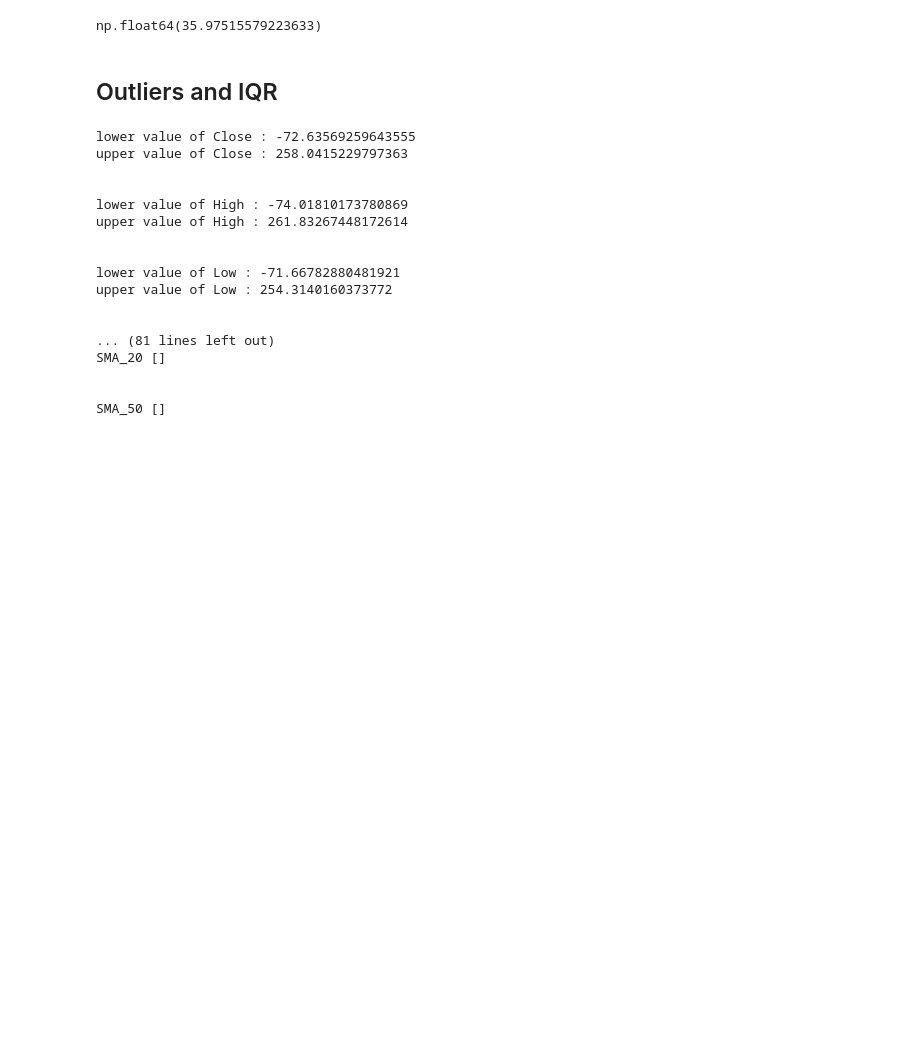
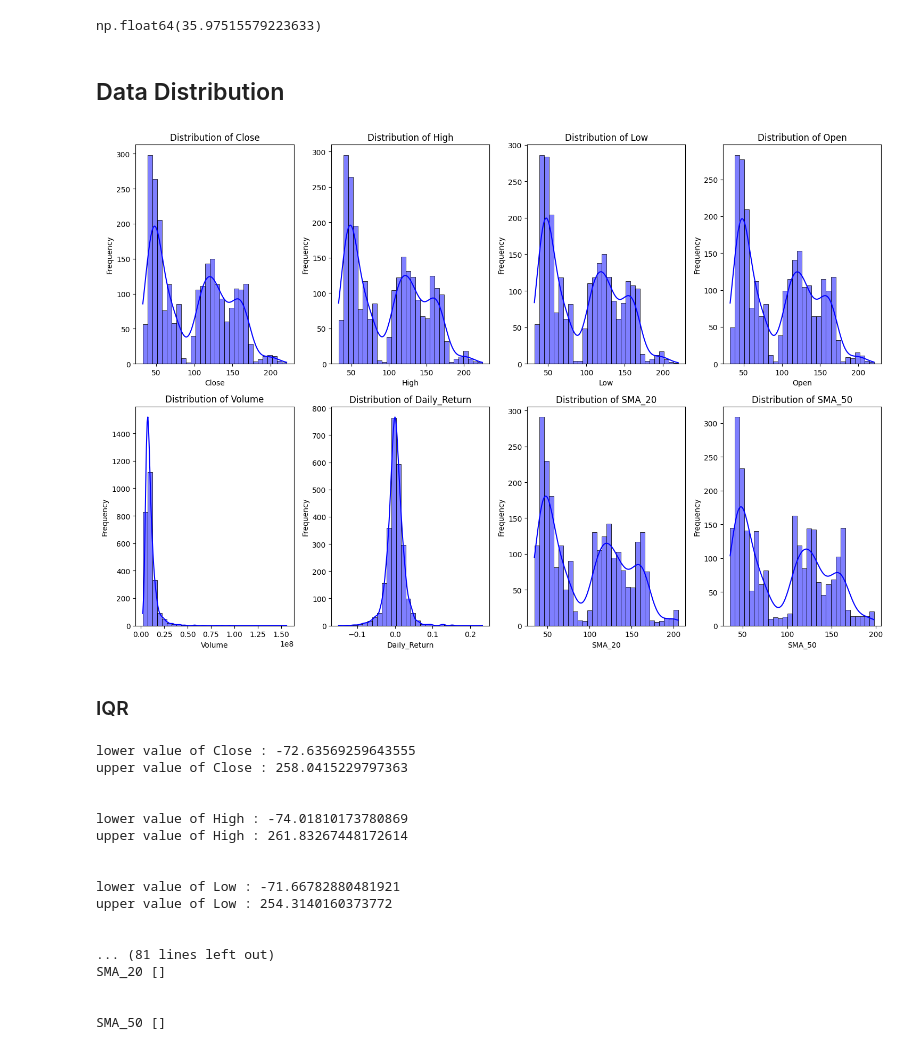
Before and after one commit to Kpranav-Kp/QCOM-stock-eda, a Jupyter notebook: notebooks/QCOM_stock_eda.ipynb, the cells around one changed output. Drawn from its saved outputs; the diff is of its cells as text; code cells hidden in the pictures; blank space fills up the shorter version.

```diff
--- a/notebooks/QCOM_stock_eda.ipynb
+++ b/notebooks/QCOM_stock_eda.ipynb
@@ -73,8 +96,24 @@ df1=df[0:50]
 df1['Close'].mean()
 # %% [output]
 np.float64(35.97515579223633)
+# %% [markdown]
+## Data Distribution
+# %%
+numeric_cols = df.select_dtypes(include=['float64', 'int64']).columns
+plt.figure(figsize=(15, 10))
+for i, col in enumerate(numeric_cols, 1):
+    plt.subplot(2, int(np.ceil(len(numeric_cols)/2)), i)
+    sns.histplot(df[col], kde=True, color='blue', bins=30) #kde-kernel density estimate
+    plt.title(f'Distribution of {col}')
+    plt.xlabel(col)
+    plt.ylabel('Frequency')
+
+plt.tight_layout()
+plt.show()
+# %% [output]
+[figure, added]
 # %% [markdown]
-## Outliers and IQR
+### IQR
 # %%
 outliers={}
 for col in df.columns:
```
Also changed, not shown: parts of 24 cells of this notebook.
